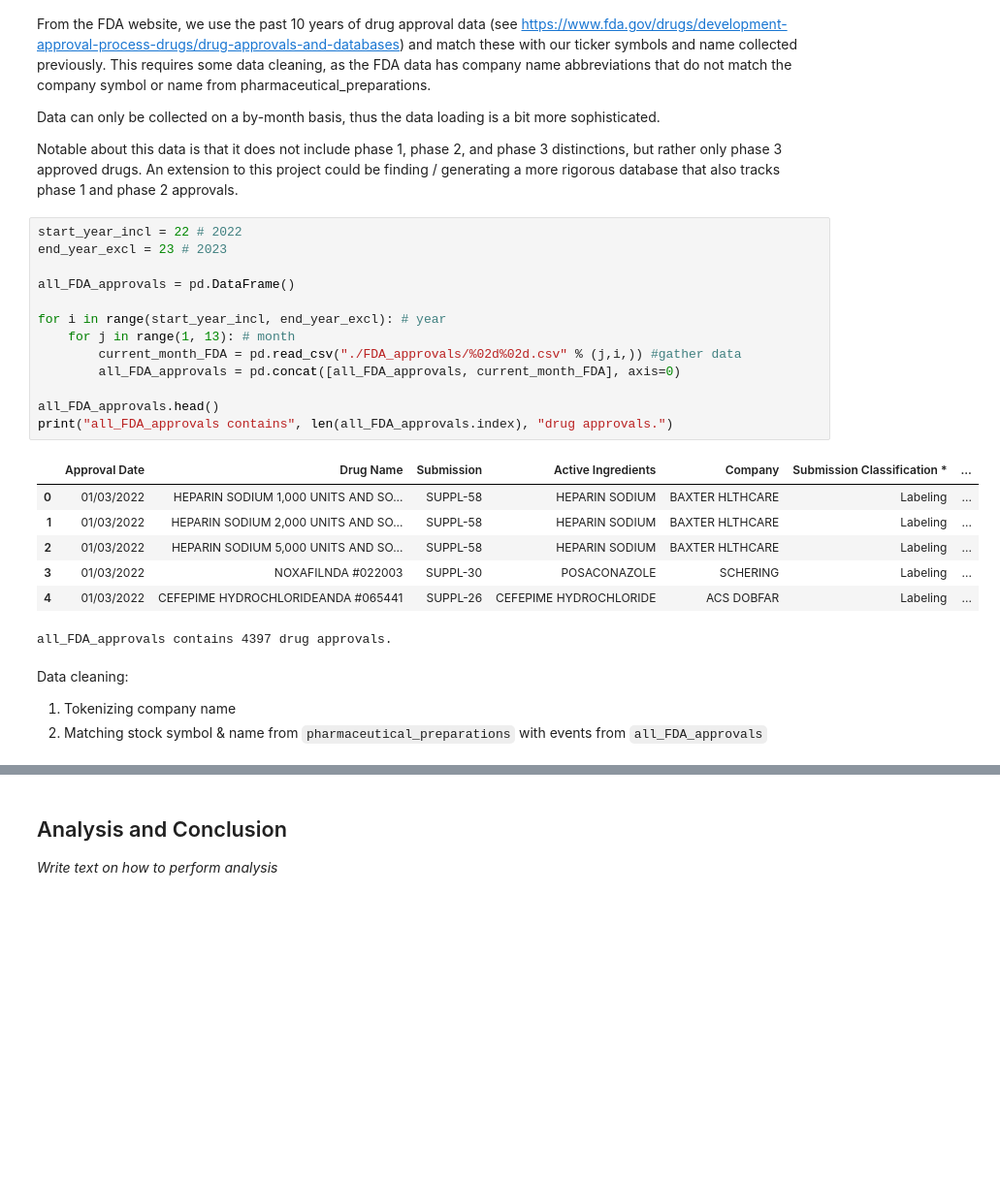
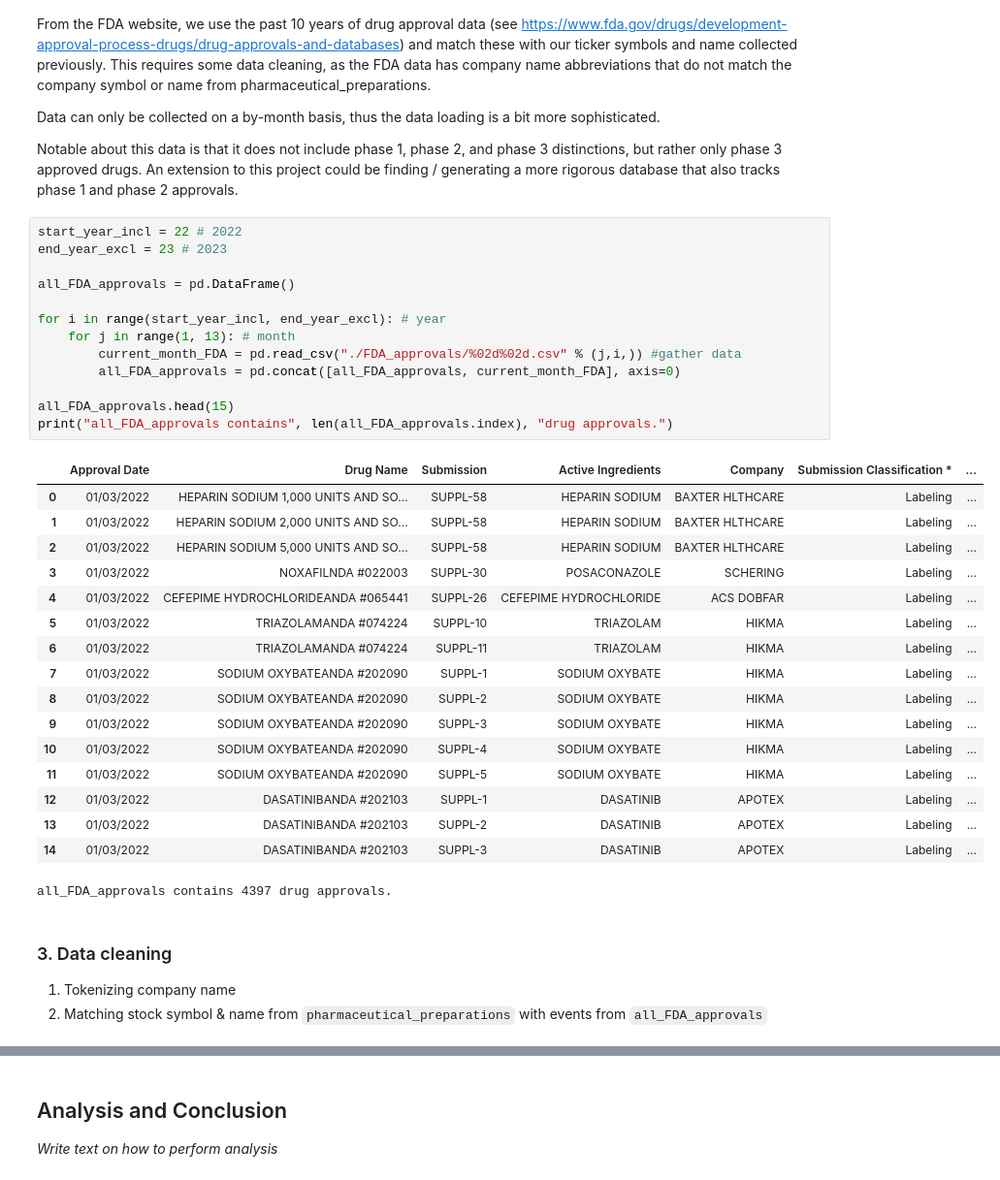
Before and after one commit to zanderfilet/198FP, a Jupyter notebook: final_project_report.ipynb, the cells around one changed output, grey strips where cells are left out. Shown at 97% size. Cells and saved outputs as stored; diff of their text form; blank space fills up the shorter version.

Commit message:
cleaning

```diff
--- a/final_project_report.ipynb
+++ b/final_project_report.ipynb
@@ -129,25 +147,35 @@ Notable about this data is that it does not include phase 1, phase 2, and phase
 # %%
 start_year_incl = 22 # 2022
 end_year_excl = 23 # 2023
 
 all_FDA_approvals = pd.DataFrame()
 
 for i in range(start_year_incl, end_year_excl): # year
     for j in range(1, 13): # month
         current_month_FDA = pd.read_csv("./FDA_approvals/%02d%02d.csv" % (j,i,)) #gather data
         all_FDA_approvals = pd.concat([all_FDA_approvals, current_month_FDA], axis=0)
 
-all_FDA_approvals.head()
+all_FDA_approvals.head(15)
 print("all_FDA_approvals contains", len(all_FDA_approvals.index), "drug approvals.")
 # %% [output]
 |  | Approval Date | Drug Name | Submission | Active Ingredients | Company | Submission Classification * | ... |
 | 0 | 01/03/2022 | HEPARIN SODIUM 1,000 UNITS AND SO... | SUPPL-58 | HEPARIN SODIUM | BAXTER HLTHCARE | Labeling | ... |
 | 1 | 01/03/2022 | HEPARIN SODIUM 2,000 UNITS AND SO... | SUPPL-58 | HEPARIN SODIUM | BAXTER HLTHCARE | Labeling | ... |
 | 2 | 01/03/2022 | HEPARIN SODIUM 5,000 UNITS AND SO... | SUPPL-58 | HEPARIN SODIUM | BAXTER HLTHCARE | Labeling | ... |
 | 3 | 01/03/2022 | NOXAFILNDA #022003 | SUPPL-30 | POSACONAZOLE | SCHERING | Labeling | ... |
 | 4 | 01/03/2022 | CEFEPIME HYDROCHLORIDEANDA #065441 | SUPPL-26 | CEFEPIME HYDROCHLORIDE | ACS DOBFAR | Labeling | ... |
+| 5 | 01/03/2022 | TRIAZOLAMANDA #074224 | SUPPL-10 | TRIAZOLAM | HIKMA | Labeling | ... |
+| 6 | 01/03/2022 | TRIAZOLAMANDA #074224 | SUPPL-11 | TRIAZOLAM | HIKMA | Labeling | ... |
+| 7 | 01/03/2022 | SODIUM OXYBATEANDA #202090 | SUPPL-1 | SODIUM OXYBATE | HIKMA | Labeling | ... |
+| 8 | 01/03/2022 | SODIUM OXYBATEANDA #202090 | SUPPL-2 | SODIUM OXYBATE | HIKMA | Labeling | ... |
+| 9 | 01/03/2022 | SODIUM OXYBATEANDA #202090 | SUPPL-3 | SODIUM OXYBATE | HIKMA | Labeling | ... |
+| 10 | 01/03/2022 | SODIUM OXYBATEANDA #202090 | SUPPL-4 | SODIUM OXYBATE | HIKMA | Labeling | ... |
+| 11 | 01/03/2022 | SODIUM OXYBATEANDA #202090 | SUPPL-5 | SODIUM OXYBATE | HIKMA | Labeling | ... |
+| 12 | 01/03/2022 | DASATINIBANDA #202103 | SUPPL-1 | DASATINIB | APOTEX | Labeling | ... |
+| 13 | 01/03/2022 | DASATINIBANDA #202103 | SUPPL-2 | DASATINIB | APOTEX | Labeling | ... |
+| 14 | 01/03/2022 | DASATINIBANDA #202103 | SUPPL-3 | DASATINIB | APOTEX | Labeling | ... |
 all_FDA_approvals contains 4397 drug approvals.
 # %% [markdown]
-Data cleaning:
+### 3. Data cleaning
  1. Tokenizing company name
  2. Matching stock symbol & name from `pharmaceutical_preparations` with events from `all_FDA_approvals`
```
Also changed, not shown: parts of 6 cells of this notebook.
